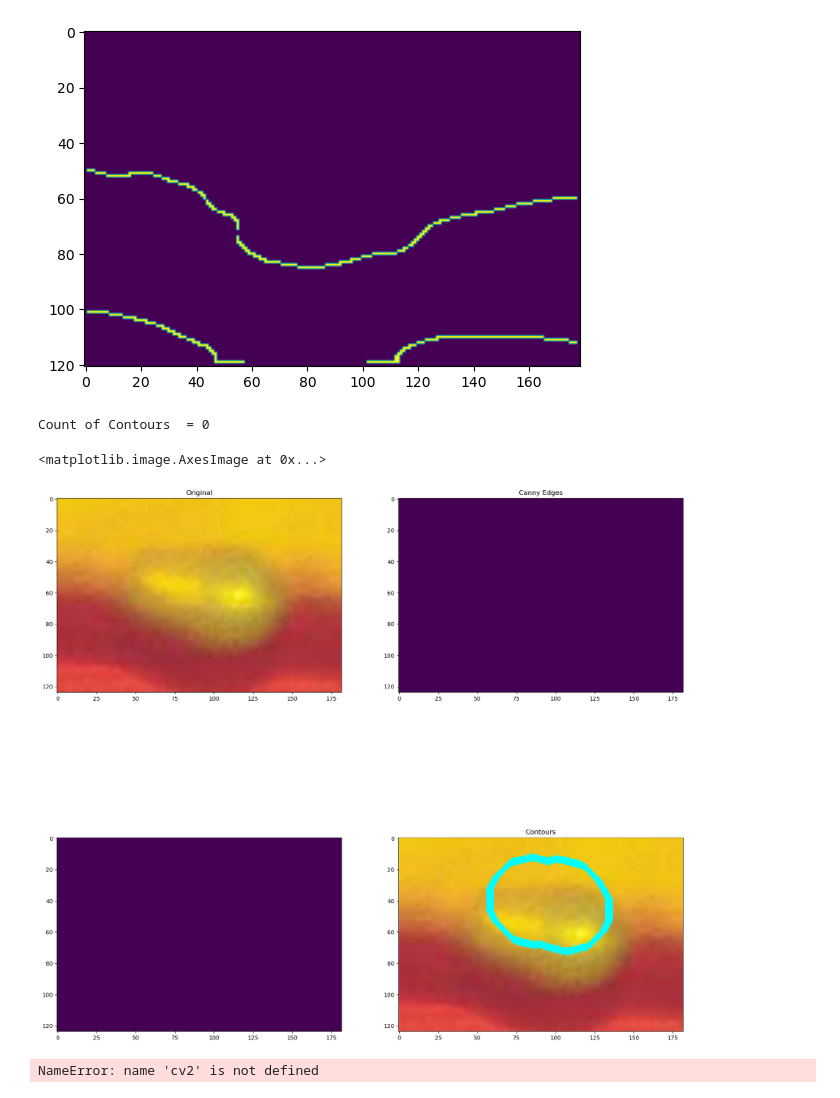
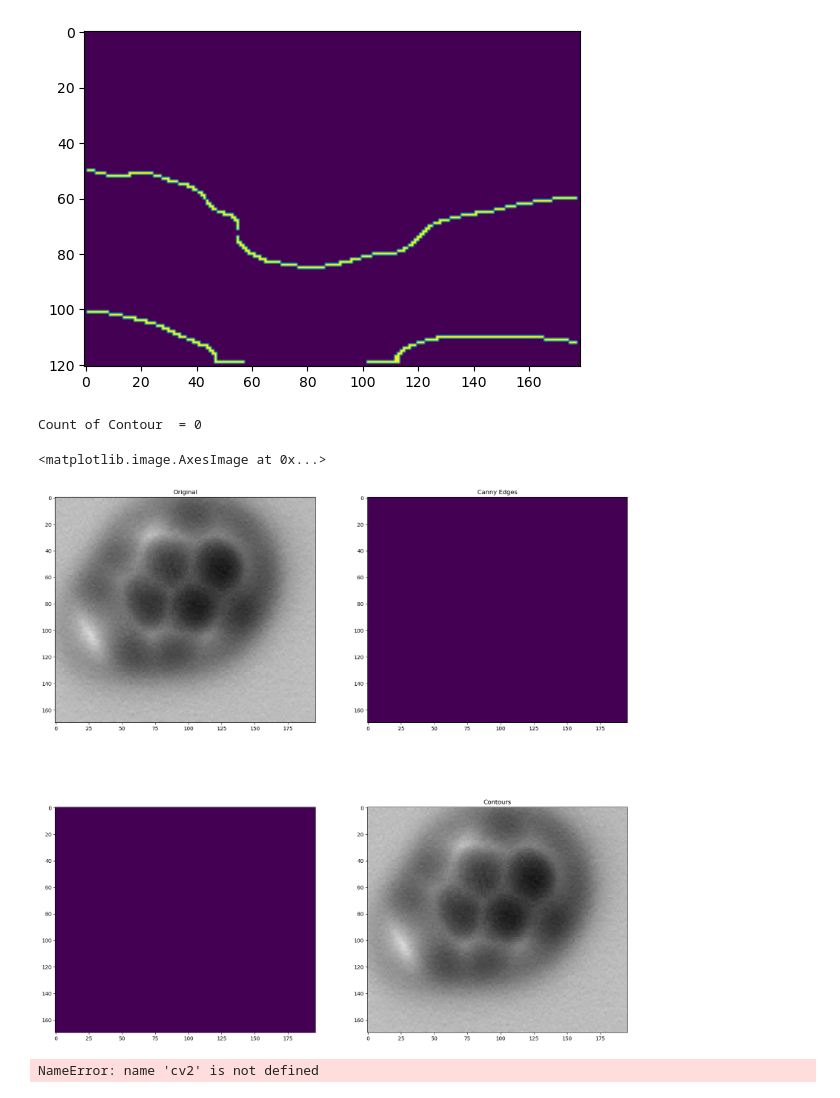
Before and after one commit to Meganwu/reaction_rl, a Jupyter notebook: imgs_treatment copy.ipynb, the cells around one changed output. Drawn from its saved outputs; the diff is of its cells as text; code cells hidden in the pictures.

```diff
--- a/imgs_treatment copy.ipynb
+++ b/imgs_treatment copy.ipynb
@@ -131,36 +131,36 @@ plt.imshow(edges5)
 <matplotlib.image.AxesImage at 0x...>
 [figure]
 # %%
-img = cv2.imread('iodine_beneze.png')
+img = cv2.imread('image1.png')
 # dark_image_grey=cv2.cvtColor(img, cv2.COLOR_BGR2GRAY)
 # plt.imshow(dark_image_grey, cmap='gray')
 
 image = cv2.cvtColor(img, cv2.COLOR_BGR2RGB)
 plt.figure(figsize=(20, 20))
 plt.subplot(2, 2, 1)
 plt.title("Original")
 plt.imshow(image)
 # Grayscale
 gray = cv2.cvtColor(image,cv2.COLOR_BGR2GRAY)
 # Canny edges
 edged = cv2.Canny(gray, 30, 200)
 plt.subplot(2, 2, 2)
 plt.title("Canny Edges")
 plt.imshow(edged)
 # Finding Contours
 contour, hier = cv2.findContours(edged, cv2.RETR_EXTERNAL, cv2.CHAIN_APPROX_NONE)
 plt.subplot(2, 2, 3)
 plt.imshow(edged)
-print("Count of Contours  = " + str(len(contour)))
+print("Count of Contour  = " + str(len(contour)))
 # All contours
-cv2.drawContours(image, contours, -1, (0,255,255), 3)
+cv2.drawContours(image, contour, -1, (0,255,255), 3)
 plt.subplot(2, 2, 4)
 plt.title("Contours")
 plt.imshow(image)
 # %% [output]
-Count of Contours  = 0
+Count of Contour  = 0
 <matplotlib.image.AxesImage at 0x...>
-[figure, old version]
+[figure, new version]
 # %%
 img = cv2.imread('iodobene.png')
 
```
Also changed, not shown: parts of 2 cells of this notebook, 8 other files.
